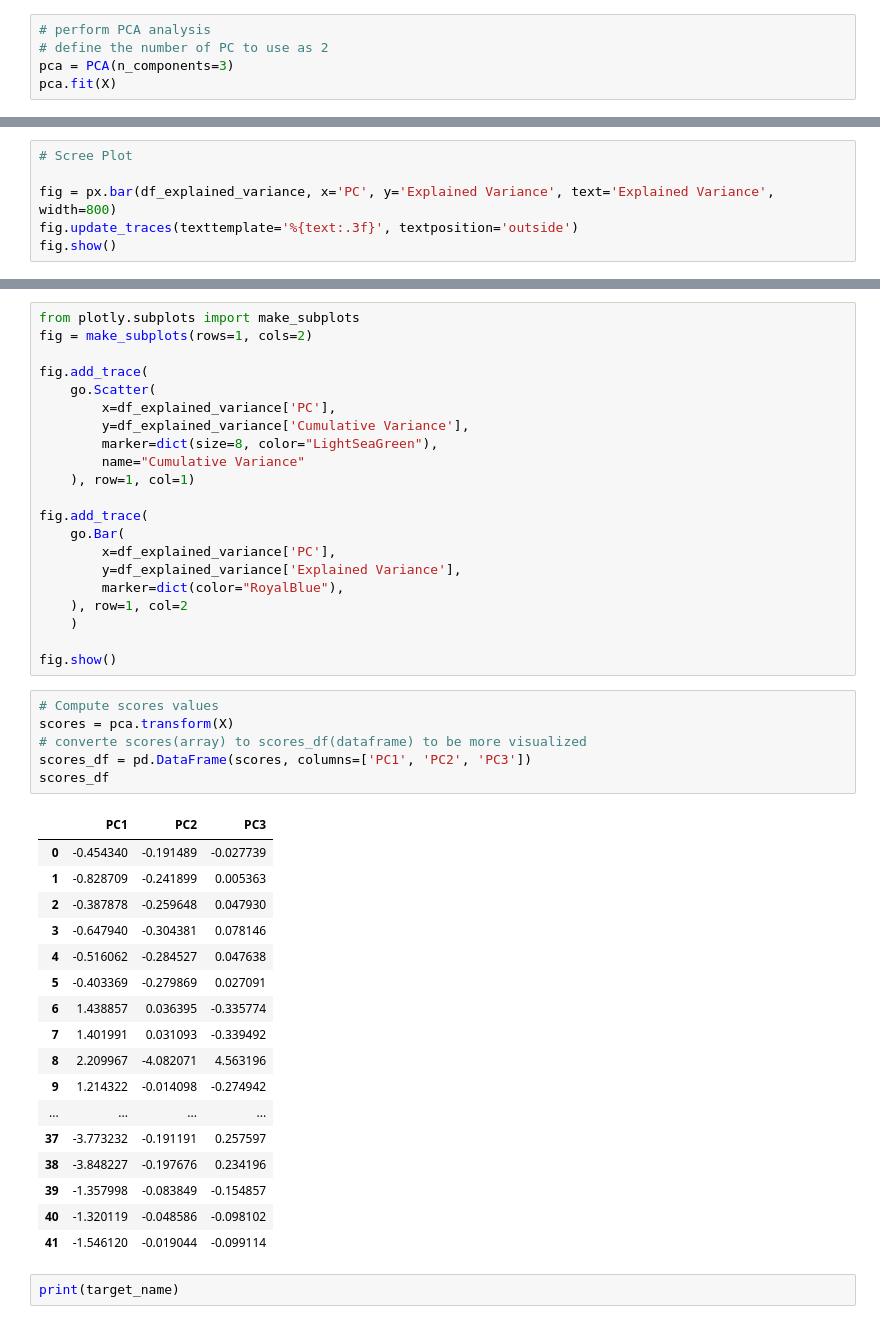
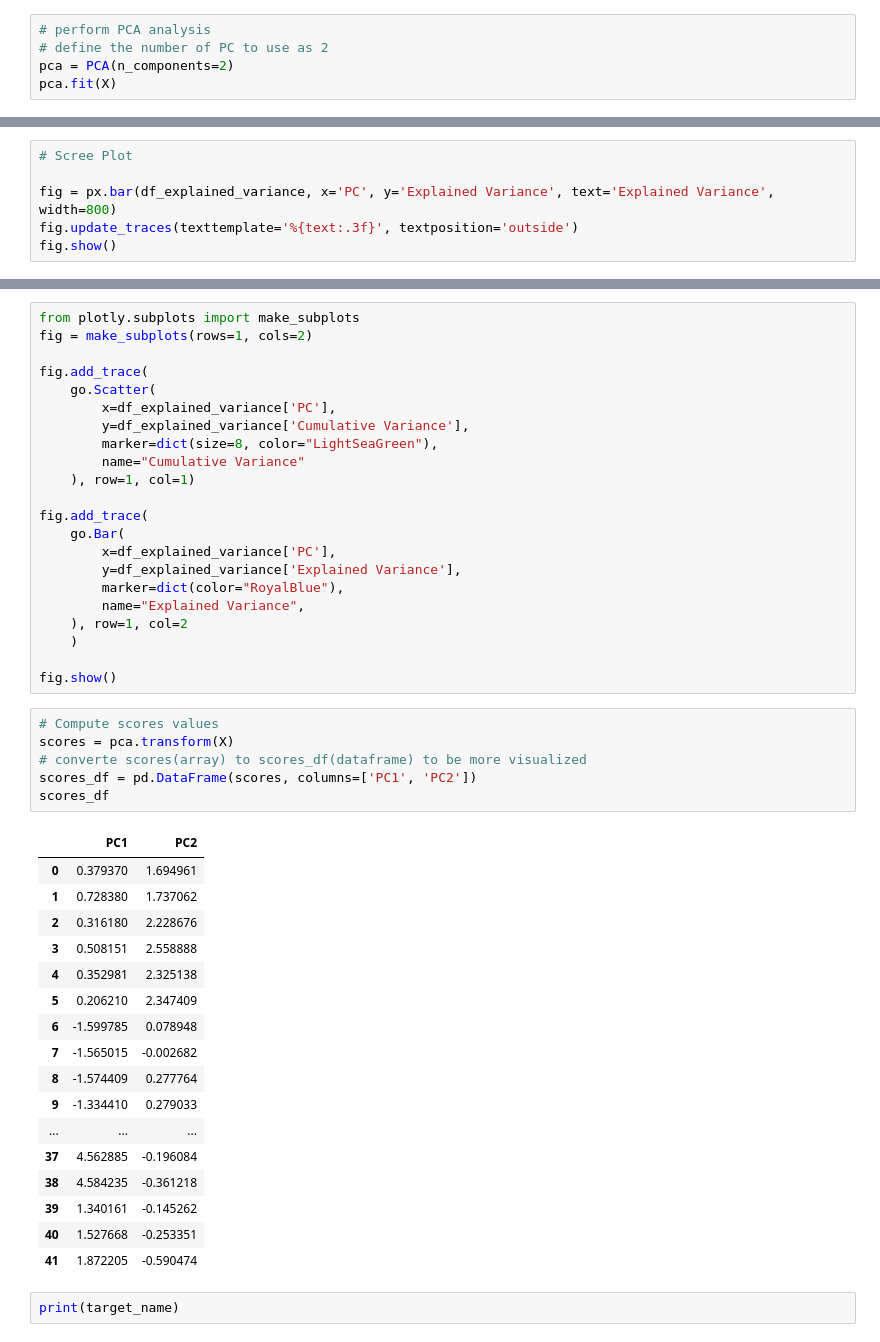
Before and after one commit to Jadelu03/M2_project, a Jupyter notebook: Task1Draft.ipynb, the cells around one changed output, grey strips where cells are left out. Cells and saved outputs as stored; diff of their text form.

```diff
--- a/Task1Draft.ipynb
+++ b/Task1Draft.ipynb
@@ -327,6 +327,6 @@ X = scale(X)
 # %%
 # perform PCA analysis
 # define the number of PC to use as 2
-pca = PCA(n_components=3)
+pca = PCA(n_components=2)
 pca.fit(X)
 # %% [output]
@@ -414,6 +412,7 @@ fig.add_trace(
         x=df_explained_variance['PC'],
         y=df_explained_variance['Explained Variance'],
         marker=dict(color="RoyalBlue"),
+        name="Explained Variance",
     ), row=1, col=2
     )
 
@@ -421,27 +420,27 @@ fig.show()
 # %%
 # Compute scores values
 scores = pca.transform(X)
 # converte scores(array) to scores_df(dataframe) to be more visualized
-scores_df = pd.DataFrame(scores, columns=['PC1', 'PC2', 'PC3'])
+scores_df = pd.DataFrame(scores, columns=['PC1', 'PC2'])
 scores_df
 # %% [output]
-|  | PC1 | PC2 | PC3 |
-| 0 | -0.454340 | -0.191489 | -0.027739 |
-| 1 | -0.828709 | -0.241899 | 0.005363 |
-| 2 | -0.387878 | -0.259648 | 0.047930 |
-| 3 | -0.647940 | -0.304381 | 0.078146 |
-| 4 | -0.516062 | -0.284527 | 0.047638 |
-| 5 | -0.403369 | -0.279869 | 0.027091 |
-| 6 | 1.438857 | 0.036395 | -0.335774 |
-| 7 | 1.401991 | 0.031093 | -0.339492 |
-| 8 | 2.209967 | -4.082071 | 4.563196 |
-| 9 | 1.214322 | -0.014098 | -0.274942 |
-| ... | ... | ... | ... |
-| 37 | -3.773232 | -0.191191 | 0.257597 |
-| 38 | -3.848227 | -0.197676 | 0.234196 |
-| 39 | -1.357998 | -0.083849 | -0.154857 |
-| 40 | -1.320119 | -0.048586 | -0.098102 |
-| 41 | -1.546120 | -0.019044 | -0.099114 |
+|  | PC1 | PC2 |
+| 0 | 0.379370 | 1.694961 |
+| 1 | 0.728380 | 1.737062 |
+| 2 | 0.316180 | 2.228676 |
+| 3 | 0.508151 | 2.558888 |
+| 4 | 0.352981 | 2.325138 |
+| 5 | 0.206210 | 2.347409 |
+| 6 | -1.599785 | 0.078948 |
+| 7 | -1.565015 | -0.002682 |
+| 8 | -1.574409 | 0.277764 |
+| 9 | -1.334410 | 0.279033 |
+| ... | ... | ... |
+| 37 | 4.562885 | -0.196084 |
+| 38 | 4.584235 | -0.361218 |
+| 39 | 1.340161 | -0.145262 |
+| 40 | 1.527668 | -0.253351 |
+| 41 | 1.872205 | -0.590474 |
 # %%
 print(target_name)
 # %% [output]
```
Also changed, not shown: parts of 21 cells of this notebook, 11 other files.
